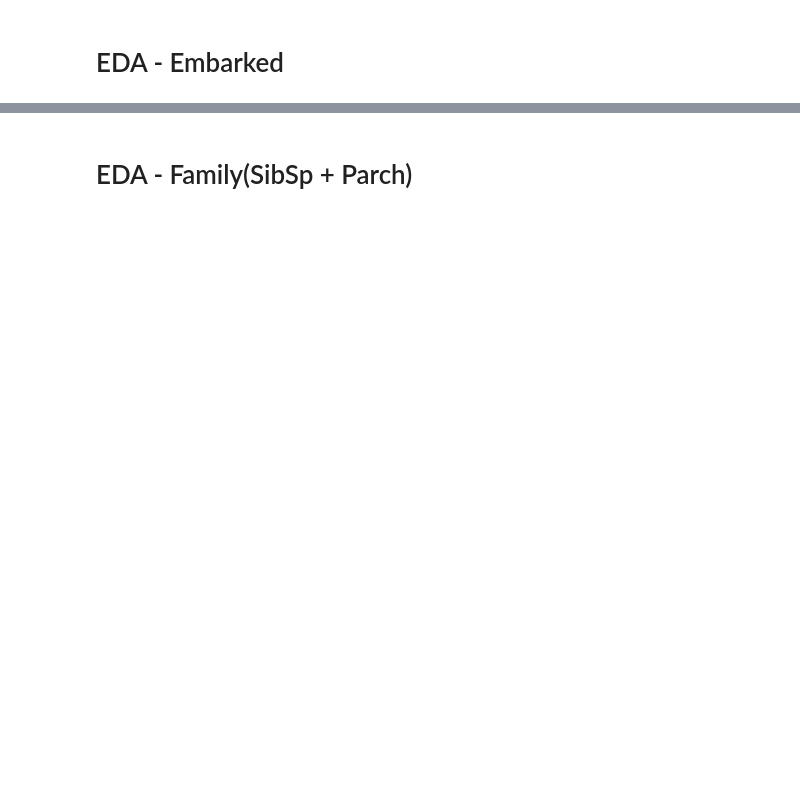
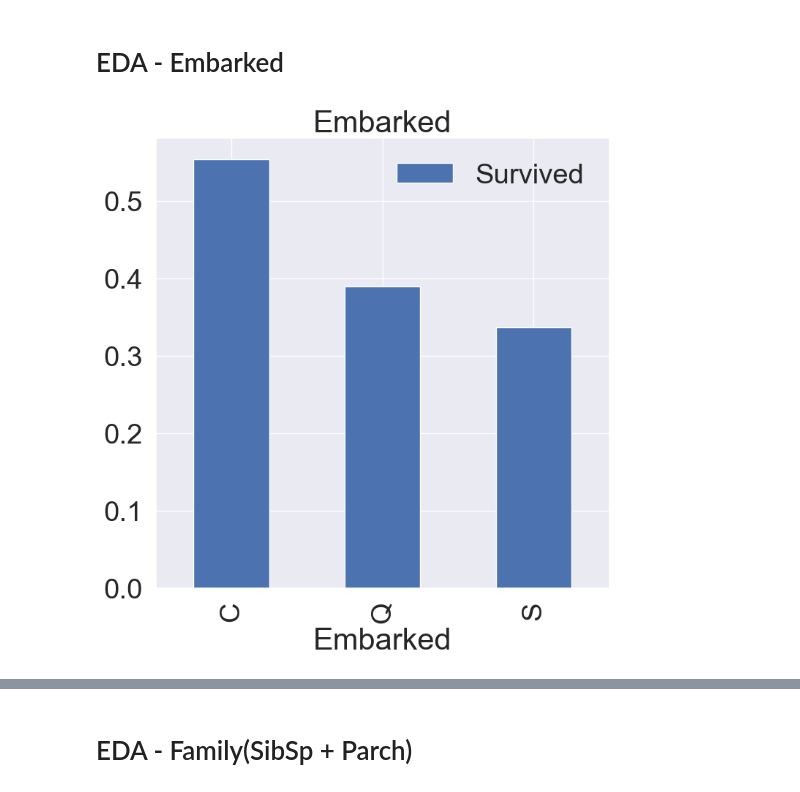
Before and after one commit to JW-Namsta/Kaggle_Study, a Jupyter notebook: Titanic/Titianic_copy_1.ipynb, the cells around one changed output, grey strips where cells are left out. Cells and saved outputs as stored; diff of their text form; code cells hidden in the pictures; blank space fills up the shorter version.

```diff
--- a/Titanic/Titianic_copy_1.ipynb
+++ b/Titanic/Titianic_copy_1.ipynb
@@ -192,2 +193,9 @@ KeyError: False
 # %% [markdown]
 # EDA - Embarked
+# %%
+f,ax = plt.subplots(1,1,figsize=(8,8))
+df_train[['Embarked','Survived']].groupby('Embarked').mean().plot.bar(ax=ax)
+ax.set_title('Embarked')
+plt.show()
+# %% [output]
+[figure, added]
```
Also changed, not shown: parts of 9 cells of this notebook, 1 other file.
